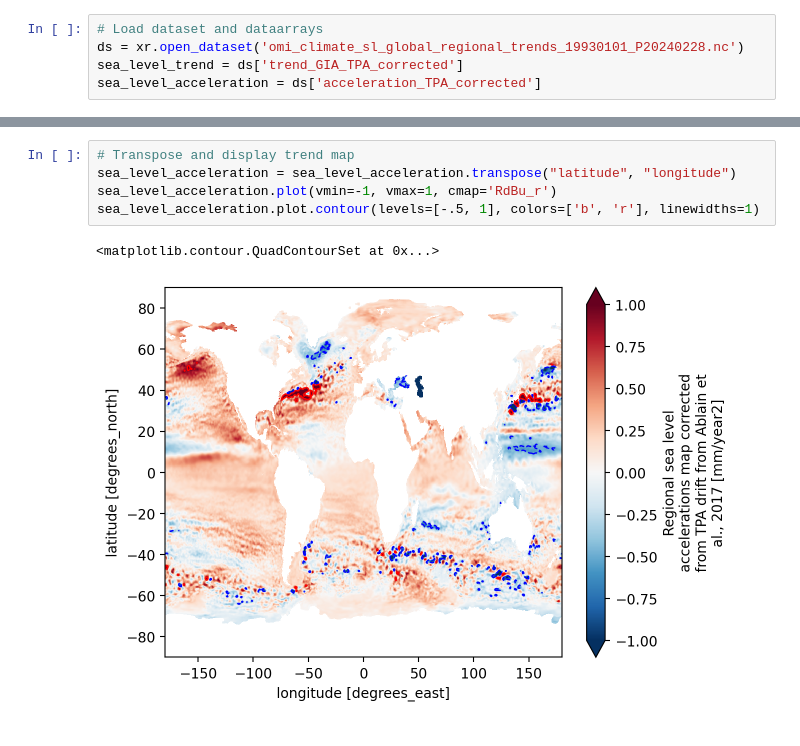
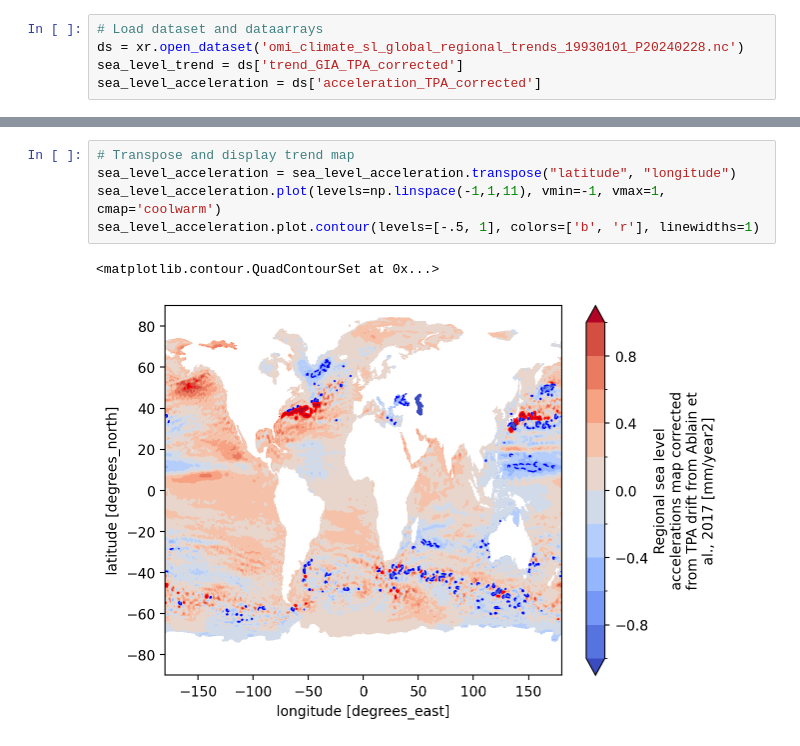
Before and after one commit to misuleon/sea_level_rise, a Jupyter notebook: sea_level_rise.ipynb, the cells around one changed output, grey strips where cells are left out. Cells and saved outputs as stored; diff of their text form.

```diff
--- a/sea_level_rise.ipynb
+++ b/sea_level_rise.ipynb
@@ -28,8 +29,8 @@ sea_level_trend.plot.contour(levels=[4, 8], colors=['k', 'r'], linewidths=1)
 # %%
 # Transpose and display trend map
 sea_level_acceleration = sea_level_acceleration.transpose("latitude", "longitude")
-sea_level_acceleration.plot(vmin=-1, vmax=1, cmap='RdBu_r')
+sea_level_acceleration.plot(levels=np.linspace(-1,1,11), vmin=-1, vmax=1, cmap='coolwarm')
 sea_level_acceleration.plot.contour(levels=[-.5, 1], colors=['b', 'r'], linewidths=1)
 # %% [output]
 <matplotlib.contour.QuadContourSet at 0x...>
-[figure, old version]
+[figure, new version]
```
Also changed, not shown: parts of 2 cells of this notebook.
